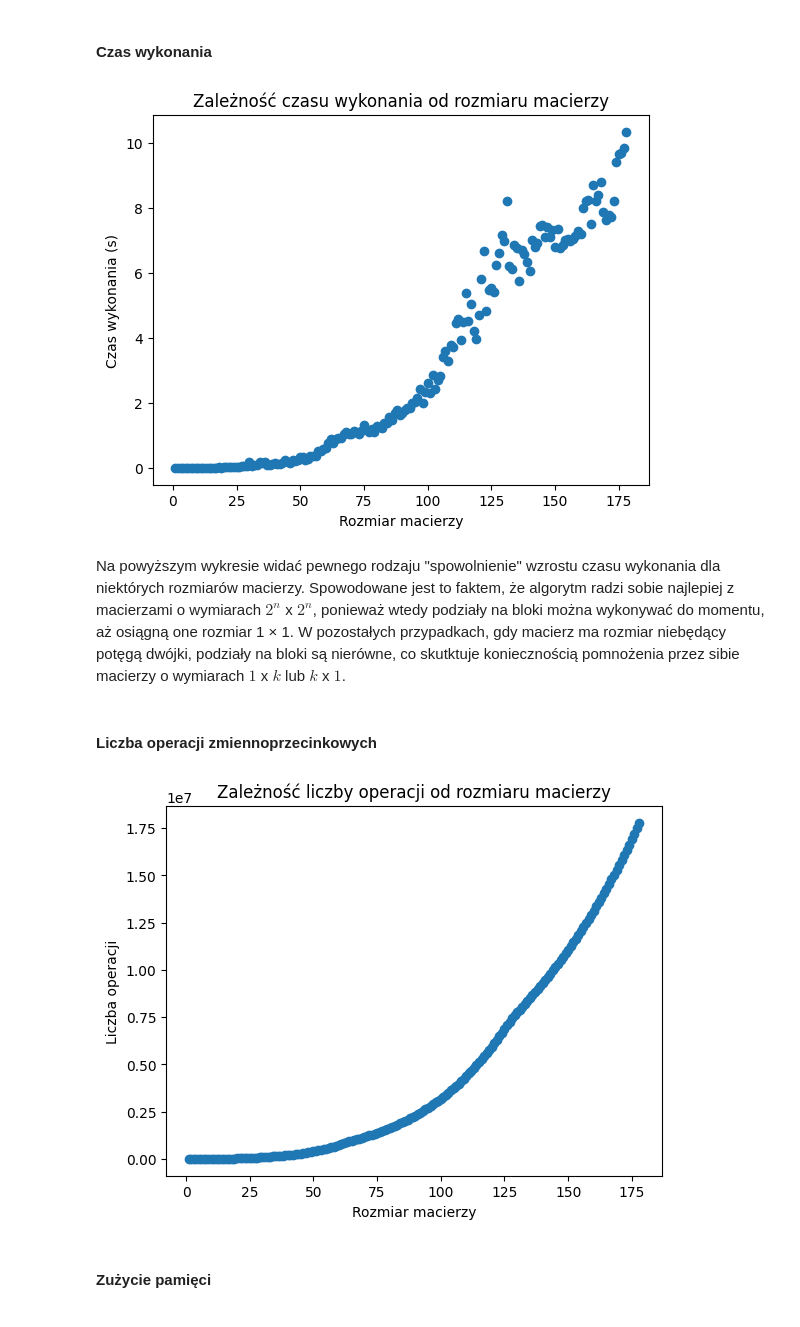
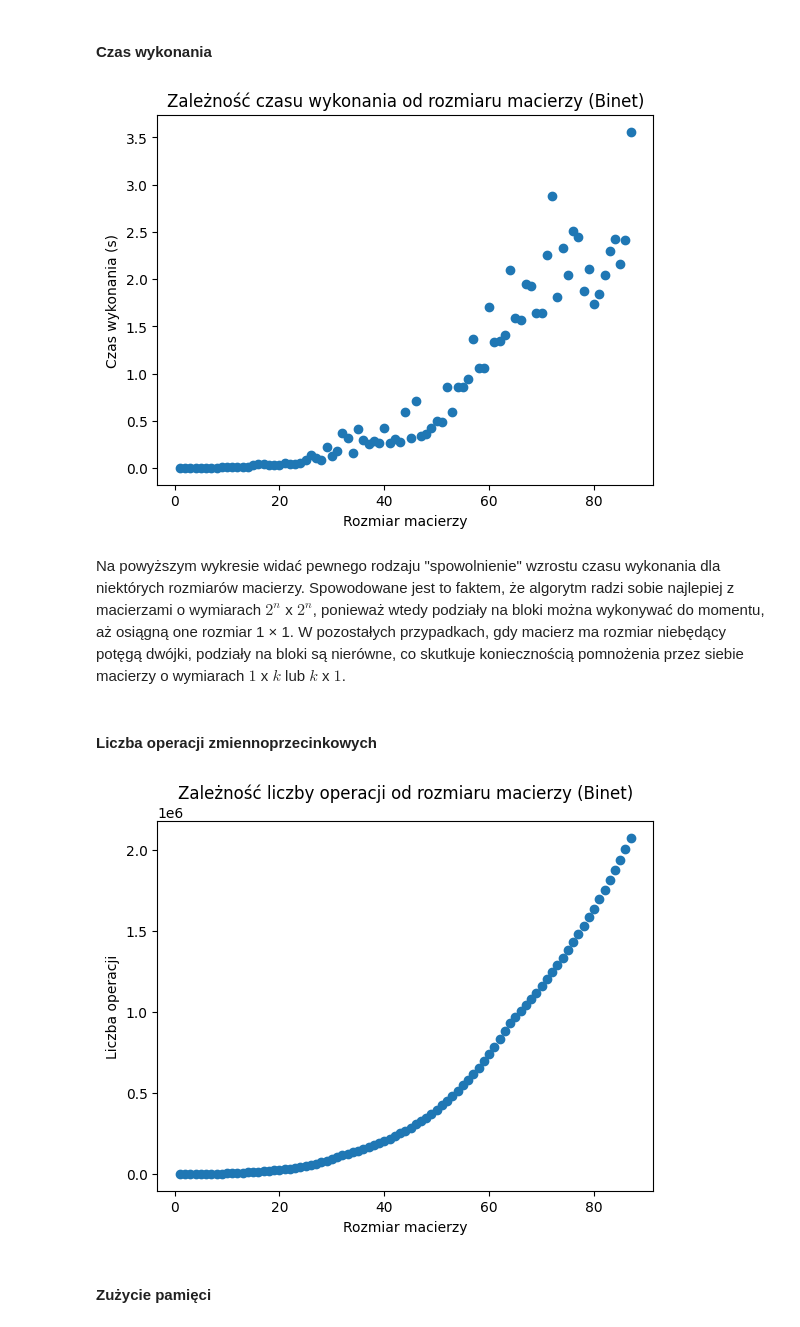
Before and after one commit to krzysztof-kopel/AlgoMacierzowe, a Jupyter notebook: lab1/lab1.ipynb, the cells around one changed output. Cells and saved outputs as stored; diff of their text form; code cells hidden in the pictures.

Commit message:
Report on Strassen and Binet done.

```diff
--- a/lab1/lab1.ipynb
+++ b/lab1/lab1.ipynb
@@ -142,27 +117,52 @@ successful_wrappers = [wrapper for wrapper in wrappers if wrapper.time_used != [
+# %%
+from binet import BinetWrapper
+from time import perf_counter
+from statistics import median
+
+wrappers = [BinetWrapper() for _ in range(len(matrices))]
+for _ in range(4):
+    for i, (matrix_a, matrix_b) in enumerate(matrices):
+        time1 = perf_counter()
+        wrappers[i].binet(matrix_a, matrix_b)
+        time2 = perf_counter()
+        wrappers[i].time_used.append(time2 - time1)
+        # Jeśli policzenie iloczynu dwóch macierzy zajęło więcej niż 2 s, przerywamy obliczenia.
+        if wrappers[i].time_used[-1] > 3:
+            break
+
+for wrapper in wrappers:
+    if not wrapper.time_used:
+        break
+    wrapper.flops //= len(wrapper.time_used)
+    wrapper.memory_used //= len(wrapper.time_used)
+    wrapper.time_used = median(wrapper.time_used)
+
+
+successful_binet_wrappers = [wrapper for wrapper in wrappers if wrapper.time_used != []]
 # %% [markdown]
 #### Czas wykonania
 # %%
 import matplotlib.pyplot as plt
 
-plt.scatter(range(1, len(successful_wrappers) + 1), [wrapper.time_used for wrapper in successful_wrappers])
-plt.title("Zależność czasu wykonania od rozmiaru macierzy")
+plt.scatter(range(1, len(successful_binet_wrappers) + 1), [wrapper.time_used for wrapper in successful_binet_wrappers])
+plt.title("Zależność czasu wykonania od rozmiaru macierzy (Binet)")
 plt.xlabel("Rozmiar macierzy")
 plt.ylabel("Czas wykonania (s)")
 plt.show()
 # %% [output]
-[figure, old version]
+[figure, new version]
 # %% [markdown]
-Na powyższym wykresie widać pewnego rodzaju "spowolnienie" wzrostu czasu wykonania dla niektórych rozmiarów macierzy. Spowodowane jest to faktem, że algorytm radzi sobie najlepiej z macierzami o wymiarach $2^n$ x $2^n$, ponieważ wtedy podziały na bloki można wykonywać do momentu, aż osiągną one rozmiar 1 × 1. W pozostałych przypadkach, gdy macierz ma rozmiar niebędący potęgą dwójki, podziały na bloki są nierówne, co skutktuje koniecznością pomnożenia przez sibie macierzy o wymiarach $1$ x $k$ lub $k$ x $1$.
+Na powyższym wykresie widać pewnego rodzaju "spowolnienie" wzrostu czasu wykonania dla niektórych rozmiarów macierzy. Spowodowane jest to faktem, że algorytm radzi sobie najlepiej z macierzami o wymiarach $2^n$ x $2^n$, ponieważ wtedy podziały na bloki można wykonywać do momentu, aż osiągną one rozmiar 1 × 1. W pozostałych przypadkach, gdy macierz ma rozmiar niebędący potęgą dwójki, podziały na bloki są nierówne, co skutkuje koniecznością pomnożenia przez siebie macierzy o wymiarach $1$ x $k$ lub $k$ x $1$.
 # %% [markdown]
 #### Liczba operacji zmiennoprzecinkowych
 # %%
-plt.scatter(range(1, len(successful_wrappers) + 1), [wrapper.flops for wrapper in successful_wrappers])
-plt.title("Zależność liczby operacji od rozmiaru macierzy")
+plt.scatter(range(1, len(successful_binet_wrappers) + 1), [wrapper.flops for wrapper in successful_binet_wrappers])
+plt.title("Zależność liczby operacji od rozmiaru macierzy (Binet)")
 plt.xlabel("Rozmiar macierzy")
 plt.ylabel("Liczba operacji")
 plt.show()
 # %% [output]
-[figure, old version]
+[figure, new version]
 # %% [markdown]
 #### Zużycie pamięci
 # %%
```
Also changed, not shown: parts of 27 cells of this notebook, 1 other file.
